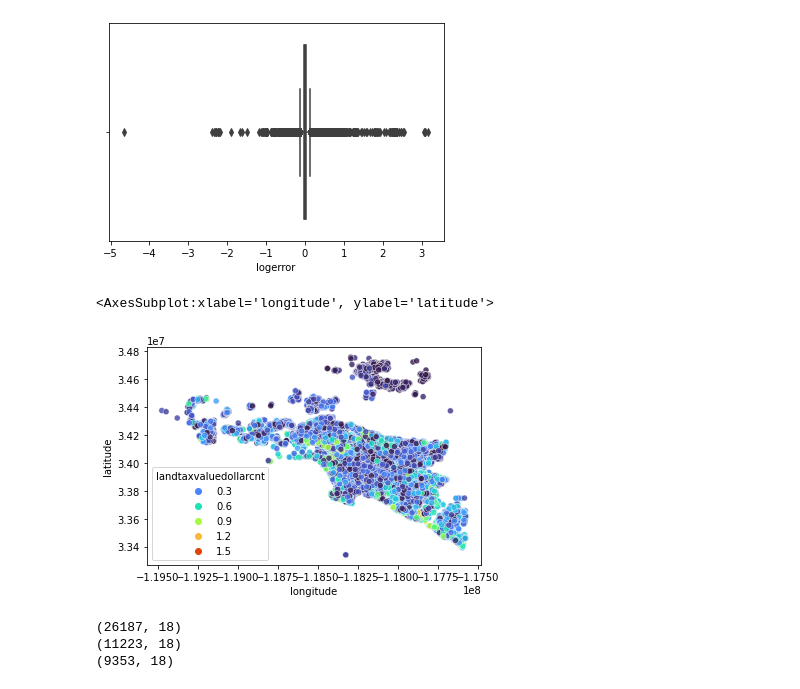
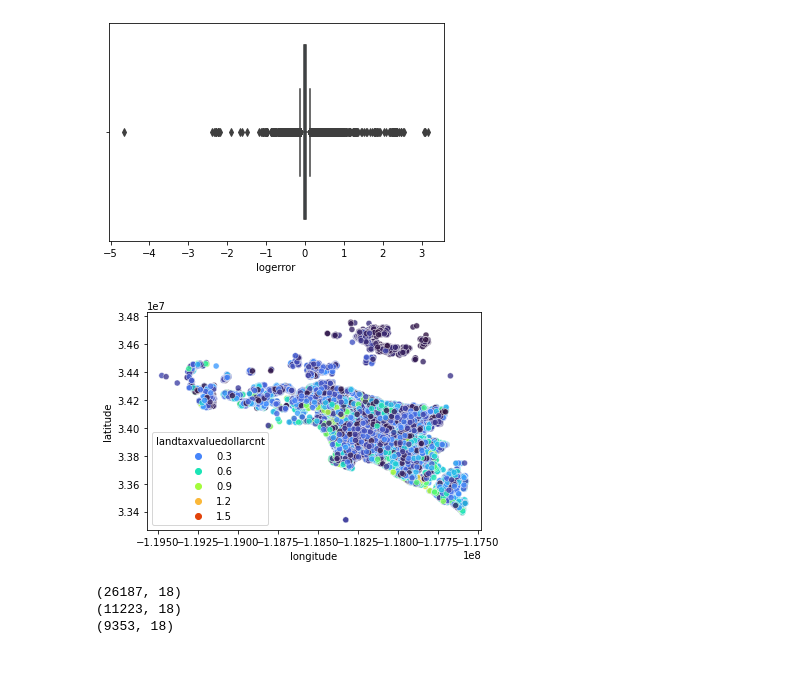
Before and after one commit to velasquez-wheeler/zillow_clustering_project, a Jupyter notebook: delme-wheeler-explore.ipynb, the cells around one changed output. Cells and saved outputs as stored; diff of their text form; code cells hidden in the pictures.

```diff
--- a/delme-wheeler-explore.ipynb
+++ b/delme-wheeler-explore.ipynb
@@ -168,12 +166,11 @@ sns.boxplot(data = train, x = 'logerror')
 # %% [output]
 <AxesSubplot:xlabel='logerror'>
 [figure]
-# %%
-# pseudo map of data
-sns.scatterplot(x='longitude',y='latitude',data=train, hue = 'landtaxvaluedollarcnt', palette = 'turbo',alpha = 0.8 )
-# %% [output]
-<AxesSubplot:xlabel='longitude', ylabel='latitude'>
-[figure, removed]
+# %%
+# DAta map based on longitude and latitude
+viz.data_map(train)
+# %% [output]
+[figure, added]
 # %%
 # scale data
 scaler, train_scaled, validate_scaled, test_scaled = wrangle.min_max_scaler(train, validate, test)
```
Also changed, not shown: parts of 45 cells of this notebook.
